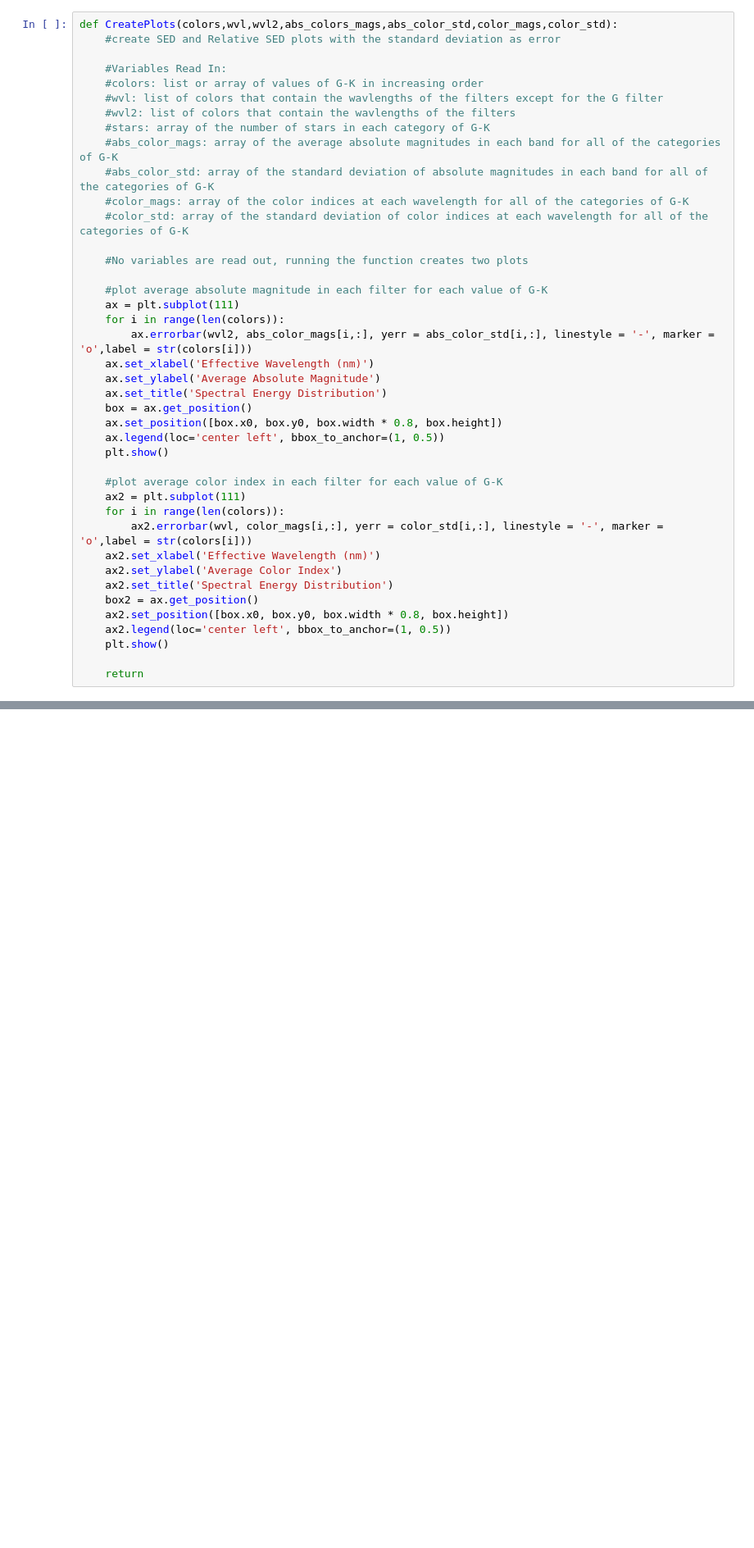
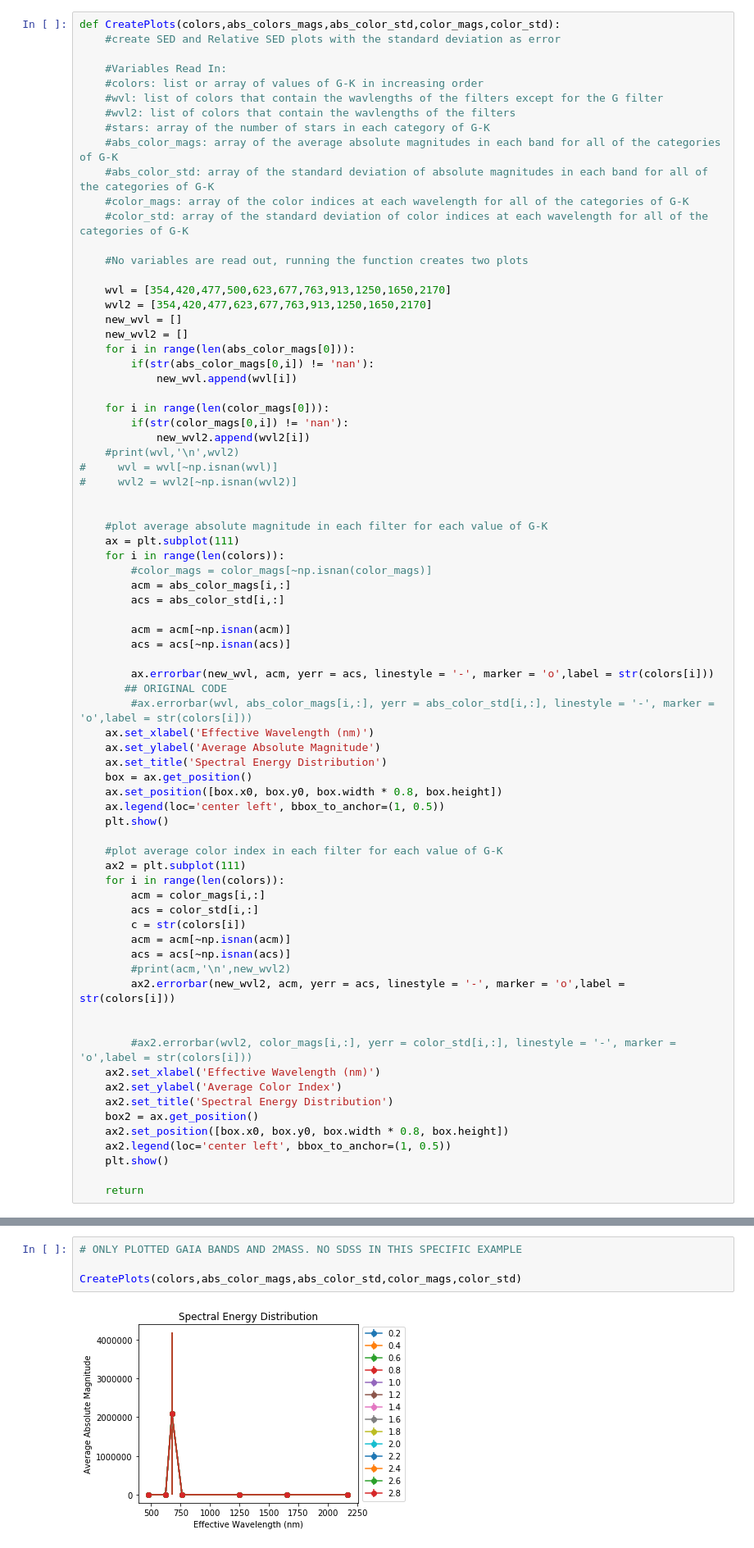
Before and after one commit to leemundy/GAIA, a Jupyter notebook: Work-Areas/khall/notebook/Data/Templates.ipynb, the cells around one changed output, grey strips where cells are left out. Shown at 82% size. Saved outputs shown, nothing was run; the diff lists cells and outputs as text; blank space fills up the shorter version.

```diff
--- a/Work-Areas/khall/notebook/Data/Templates.ipynb
+++ b/Work-Areas/khall/notebook/Data/Templates.ipynb
@@ -313,7 +315,7 @@ def CreateTemplates(color,colors,Gmags,Kmags,GB_mags=[999],GR_mags=[999],J_mags=
 
     return stars,color_mags,color_std,color_std_err,abs_color_mags,abs_color_std,abs_color_std_err
 # %%
-def CreatePlots(colors,wvl,wvl2,abs_colors_mags,abs_color_std,color_mags,color_std):
+def CreatePlots(colors,abs_colors_mags,abs_color_std,color_mags,color_std):
     #create SED and Relative SED plots with the standard deviation as error
 
     #Variables Read In:
@@ -328,10 +330,35 @@ def CreatePlots(colors,wvl,wvl2,abs_colors_mags,abs_color_std,color_mags,color_s
 
     #No variables are read out, running the function creates two plots
 
+    wvl = [354,420,477,500,623,677,763,913,1250,1650,2170]
+    wvl2 = [354,420,477,623,677,763,913,1250,1650,2170]
+    new_wvl = []
+    new_wvl2 = []
+    for i in range(len(abs_color_mags[0])):
+        if(str(abs_color_mags[0,i]) != 'nan'):
+            new_wvl.append(wvl[i])
+
+    for i in range(len(color_mags[0])):
+        if(str(color_mags[0,i]) != 'nan'):
+            new_wvl2.append(wvl2[i])
+    #print(wvl,'\n',wvl2)
+#     wvl = wvl[~np.isnan(wvl)]
+#     wvl2 = wvl2[~np.isnan(wvl2)]
+
+
     #plot average absolute magnitude in each filter for each value of G-K
     ax = plt.subplot(111)
     for i in range(len(colors)):
-        ax.errorbar(wvl2, abs_color_mags[i,:], yerr = abs_color_std[i,:], linestyle = '-', marker = 'o',label = str(colors[i]))
+        #color_mags = color_mags[~np.isnan(color_mags)]
+        acm = abs_color_mags[i,:]
+        acs = abs_color_std[i,:]
+
+        acm = acm[~np.isnan(acm)]
+        acs = acs[~np.isnan(acs)]
+
+        ax.errorbar(new_wvl, acm, yerr = acs, linestyle = '-', marker = 'o',label = str(colors[i]))
+       ## ORIGINAL CODE
+        #ax.errorbar(wvl, abs_color_mags[i,:], yerr = abs_color_std[i,:], linestyle = '-', marker = 'o',label = str(colors[i]))
     ax.set_xlabel('Effective Wavelength (nm)')
     ax.set_ylabel('Average Absolute Magnitude')
     ax.set_title('Spectral Energy Distribution')
@@ -343,7 +370,16 @@ def CreatePlots(colors,wvl,wvl2,abs_colors_mags,abs_color_std,color_mags,color_s
     #plot average color index in each filter for each value of G-K
     ax2 = plt.subplot(111)
     for i in range(len(colors)):
-        ax2.errorbar(wvl, color_mags[i,:], yerr = color_std[i,:], linestyle = '-', marker = 'o',label = str(colors[i]))
+        acm = color_mags[i,:]
+        acs = color_std[i,:]
+        c = str(colors[i])
+        acm = acm[~np.isnan(acm)]
+        acs = acs[~np.isnan(acs)]
+        #print(acm,'\n',new_wvl2)
+        ax2.errorbar(new_wvl2, acm, yerr = acs, linestyle = '-', marker = 'o',label = str(colors[i]))
+
+
+        #ax2.errorbar(wvl2, color_mags[i,:], yerr = color_std[i,:], linestyle = '-', marker = 'o',label = str(colors[i]))
     ax2.set_xlabel('Effective Wavelength (nm)')
     ax2.set_ylabel('Average Color Index')
     ax2.set_title('Spectral Energy Distribution')
@@ -431,0 +412,6 @@ print(v)
+# %%
+# ONLY PLOTTED GAIA BANDS AND 2MASS. NO SDSS IN THIS SPECIFIC EXAMPLE
+
+CreatePlots(colors,abs_color_mags,abs_color_std,color_mags,color_std)
+# %% [output]
+[figure, added]
```
Also changed, not shown: parts of 12 cells of this notebook.
